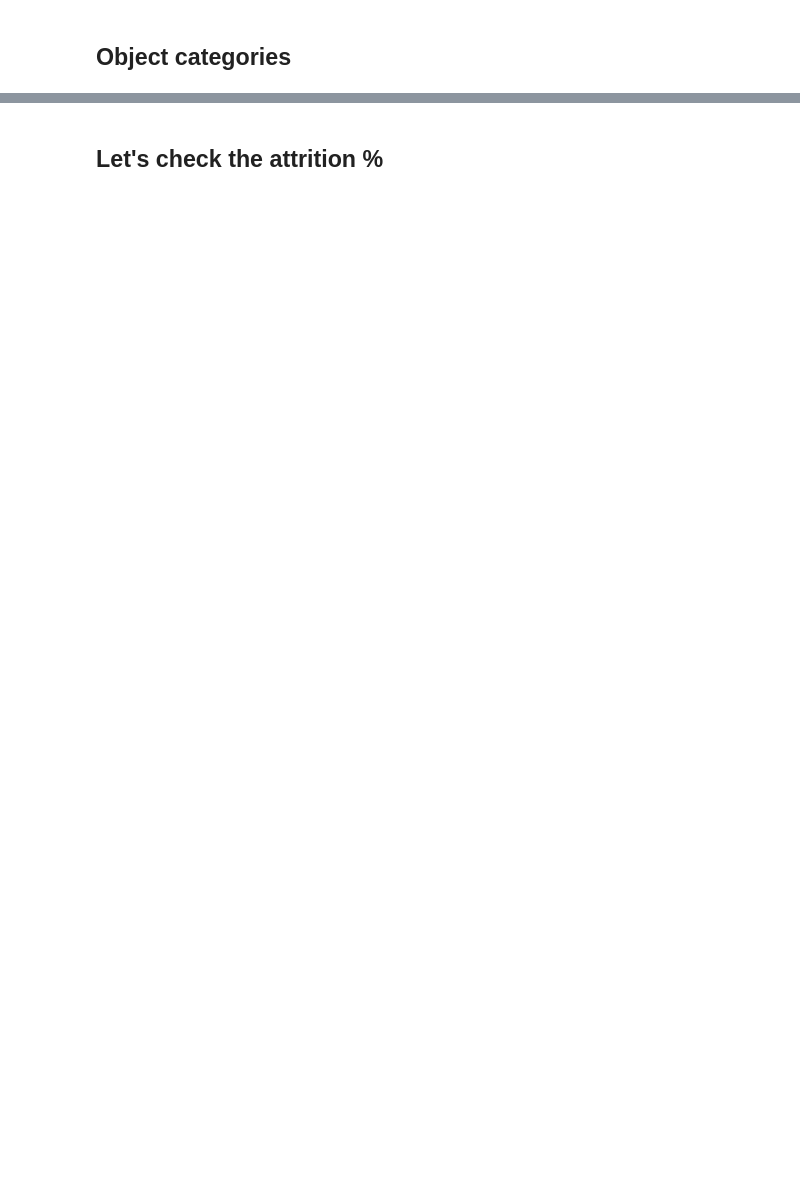
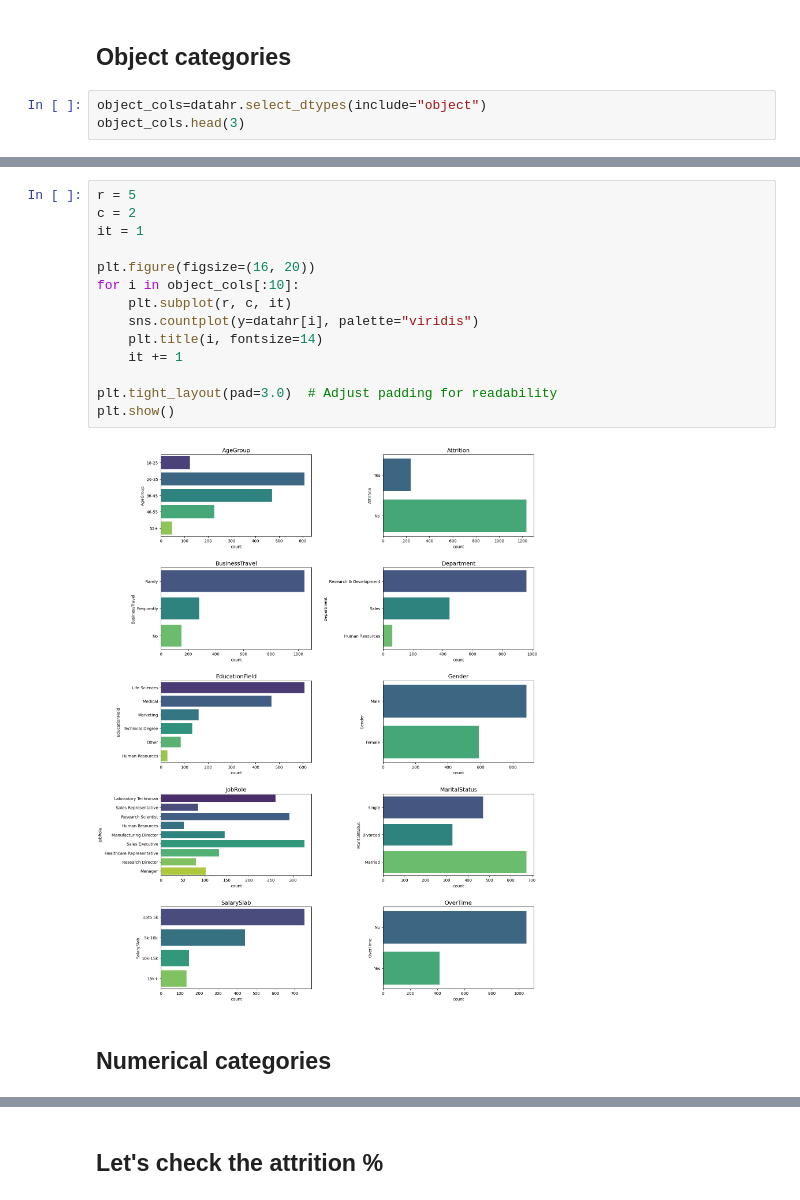
Before and after one commit to Ivansantamariaknx/portfolio, a Jupyter notebook: Human resources Analysis/Data analysis.ipynb, the cells around one changed output, grey strips where cells are left out. Drawn from its saved outputs; the diff is of its cells as text; blank space fills up the shorter version.

```diff
--- a/Human resources Analysis/Data analysis.ipynb
+++ b/Human resources Analysis/Data analysis.ipynb
@@ -94,2 +90,5 @@ NameError: name 'Over18' is not defined
 # %% [markdown]
 ## Object categories
+# %%
+object_cols=datahr.select_dtypes(include="object")
+object_cols.head(3)
@@ -95,0 +101,18 @@ NameError: name 'Over18' is not defined
+# %%
+r = 5
+c = 2
+it = 1
+
+plt.figure(figsize=(16, 20))
+for i in object_cols[:10]:
+    plt.subplot(r, c, it)
+    sns.countplot(y=datahr[i], palette="viridis")
+    plt.title(i, fontsize=14)
+    it += 1
+
+plt.tight_layout(pad=3.0)  # Adjust padding for readability
+plt.show()
+# %% [output]
+[figure, added]
+# %% [markdown]
+## Numerical categories
```
Also changed, not shown: parts of 30 cells of this notebook, 7 other files.
